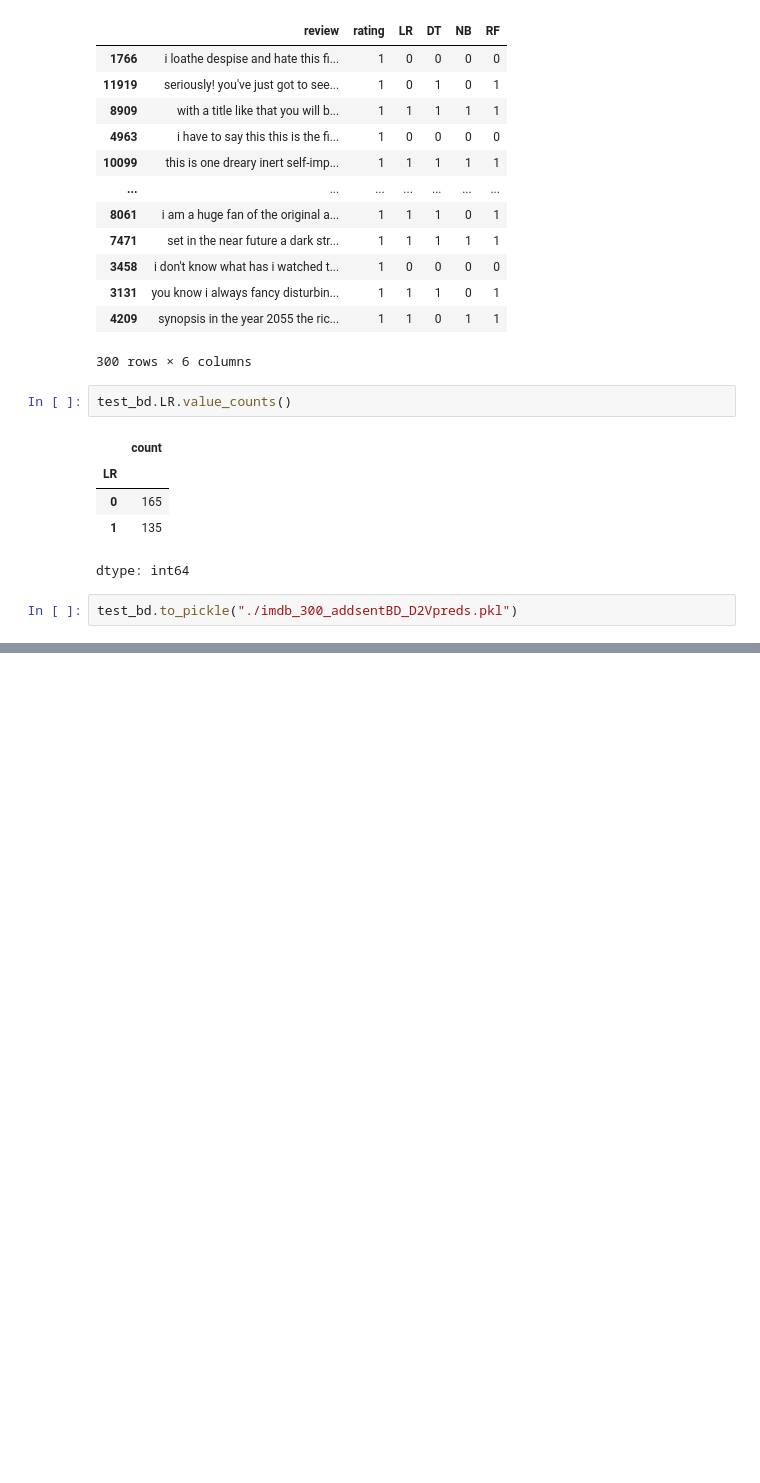
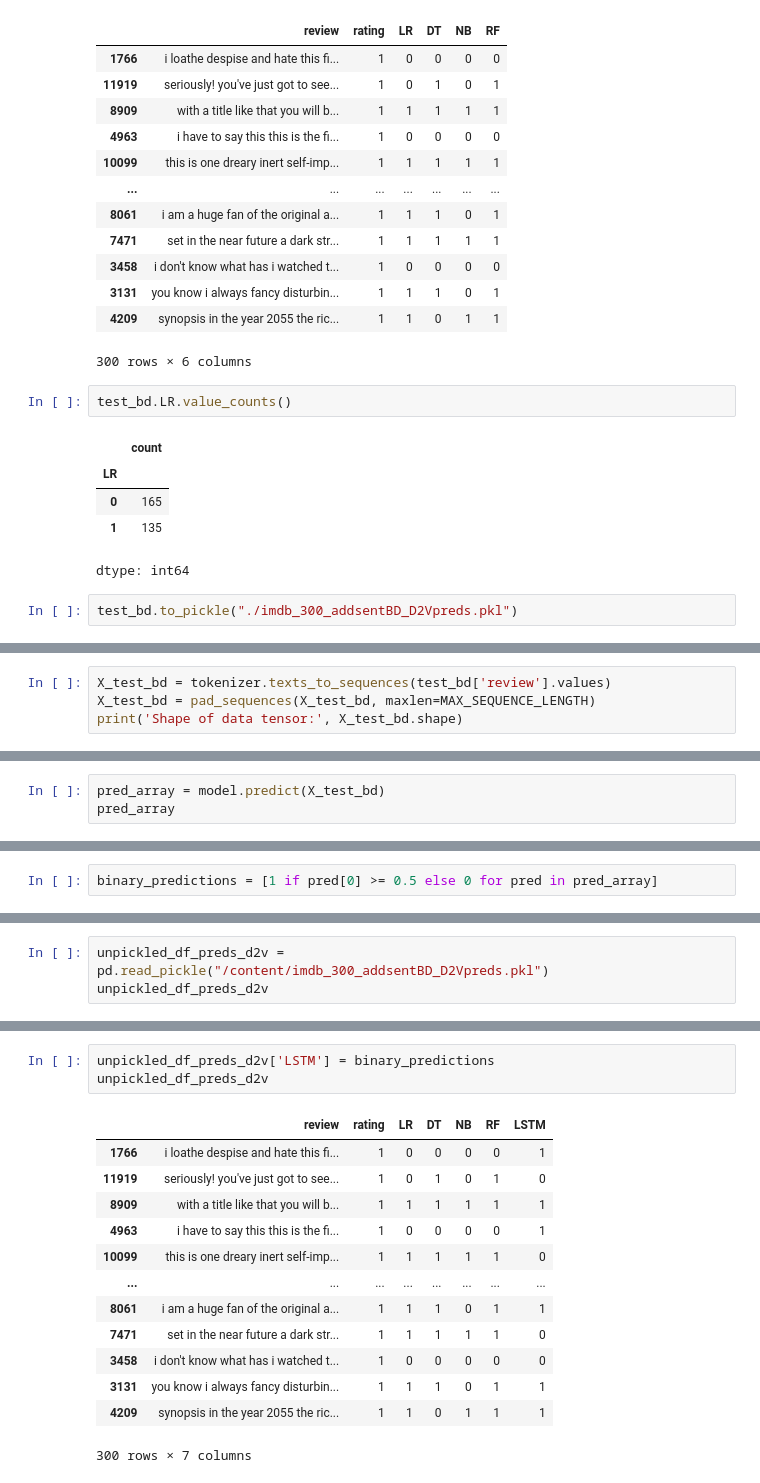
Before and after one commit to EgehanEralp/colabnotebooks, a Jupyter notebook: ensemble_defense.ipynb, the cells around one changed output, grey strips where cells are left out. Saved outputs shown, nothing was run; the diff lists cells and outputs as text; blank space fills up the shorter version.

```diff
--- a/ensemble_defense.ipynb
+++ b/ensemble_defense.ipynb
@@ -548,0 +808,4 @@ test_bd.to_pickle("./imdb_300_addsentBD_D2Vpreds.pkl")
+# %%
+X_test_bd = tokenizer.texts_to_sequences(test_bd['review'].values)
+X_test_bd = pad_sequences(X_test_bd, maxlen=MAX_SEQUENCE_LENGTH)
+print('Shape of data tensor:', X_test_bd.shape)
@@ -548,0 +841,3 @@ test_bd.to_pickle("./imdb_300_addsentBD_D2Vpreds.pkl")
+# %%
+pred_array = model.predict(X_test_bd)
+pred_array
@@ -548,0 +866,2 @@ test_bd.to_pickle("./imdb_300_addsentBD_D2Vpreds.pkl")
+# %%
+binary_predictions = [1 if pred[0] >= 0.5 else 0 for pred in pred_array]
@@ -548,0 +937,3 @@ test_bd.to_pickle("./imdb_300_addsentBD_D2Vpreds.pkl")
+# %%
+unpickled_df_preds_d2v = pd.read_pickle("/content/imdb_300_addsentBD_D2Vpreds.pkl")
+unpickled_df_preds_d2v
@@ -548,0 +954,17 @@ test_bd.to_pickle("./imdb_300_addsentBD_D2Vpreds.pkl")
+# %%
+unpickled_df_preds_d2v['LSTM'] = binary_predictions
+unpickled_df_preds_d2v
+# %% [output]
+|  | review | rating | LR | DT | NB | RF | LSTM |
+| 1766 | i loathe despise and hate this fi... | 1 | 0 | 0 | 0 | 0 | 1 |
+| 11919 | seriously! you've just got to see... | 1 | 0 | 1 | 0 | 1 | 0 |
+| 8909 | with a title like that you will b... | 1 | 1 | 1 | 1 | 1 | 1 |
+| 4963 | i have to say this this is the fi... | 1 | 0 | 0 | 0 | 0 | 1 |
+| 10099 | this is one dreary inert self-imp... | 1 | 1 | 1 | 1 | 1 | 0 |
+| ... | ... | ... | ... | ... | ... | ... | ... |
+| 8061 | i am a huge fan of the original a... | 1 | 1 | 1 | 0 | 1 | 1 |
+| 7471 | set in the near future a dark str... | 1 | 1 | 1 | 1 | 1 | 0 |
+| 3458 | i don't know what has i watched t... | 1 | 0 | 0 | 0 | 0 | 0 |
+| 3131 | you know i always fancy disturbin... | 1 | 1 | 1 | 0 | 1 | 1 |
+| 4209 | synopsis in the year 2055 the ric... | 1 | 1 | 0 | 1 | 1 | 1 |
+300 rows × 7 columns
```
Also changed, not shown: parts of 41 cells of this notebook.
